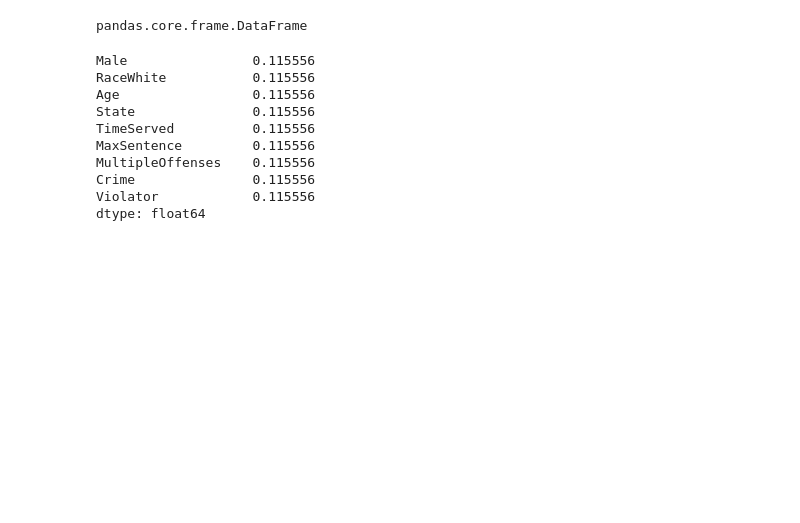
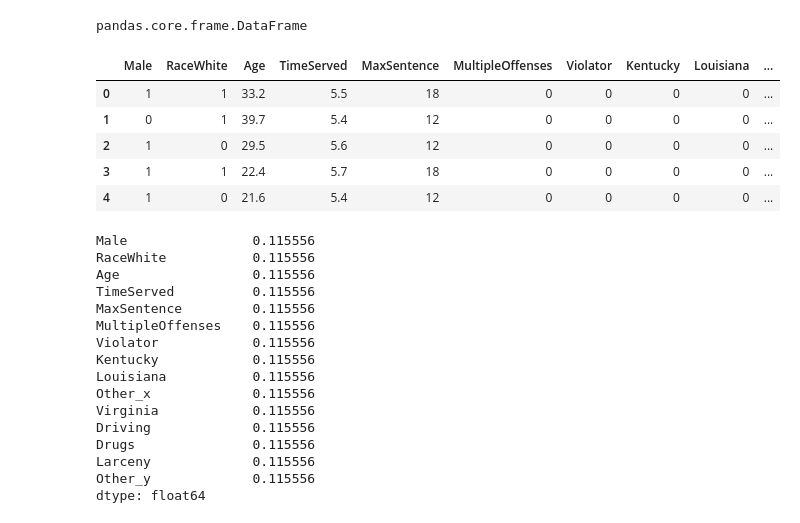
Before and after one commit to MayyarAA/ForecastingNeuralNetworks, a Jupyter notebook: a2/msci433a2.ipynb, the cells around one changed output. Drawn from its saved outputs; the diff is of its cells as text; code cells hidden in the pictures; blank space fills up the shorter version.

```diff
--- a/a2/msci433a2.ipynb
+++ b/a2/msci433a2.ipynb
@@ -133,16 +166,36 @@ data2.loc[data2.Crime == 'Other'] = 3
+# %%
+data2_nostatecrime = data2.drop(columns=['State','Crime'])
+
+
+data2_categorical_state = pandas.merge(data2_nostatecrime,X_state,left_index=True, right_index=True)
+data2_categorical = pandas.merge(data2_categorical_state,X_crime,left_index=True, right_index=True)
+data2_categorical.head(5)
+# %% [output]
+|  | Male | RaceWhite | Age | TimeServed | MaxSentence | MultipleOffenses | Violator | Kentucky | Louisiana | ... |
+| 0 | 1 | 1 | 33.2 | 5.5 | 18 | 0 | 0 | 0 | 0 | ... |
+| 1 | 0 | 1 | 39.7 | 5.4 | 12 | 0 | 0 | 0 | 0 | ... |
+| 2 | 1 | 0 | 29.5 | 5.6 | 12 | 0 | 0 | 0 | 0 | ... |
+| 3 | 1 | 1 | 22.4 | 5.7 | 18 | 0 | 0 | 0 | 0 | ... |
+| 4 | 1 | 0 | 21.6 | 5.4 | 12 | 0 | 0 | 0 | 0 | ... |
 # %%
 #2.a)
-print(data2.loc[data2['Violator']==1].count()/data2.count())
+print(data2_categorical.loc[data2_categorical['Violator']==1].count()/data2_categorical.count())
 # %% [output]
 Male                0.115556
 RaceWhite           0.115556
 Age                 0.115556
-State               0.115556
 TimeServed          0.115556
 MaxSentence         0.115556
 MultipleOffenses    0.115556
-Crime               0.115556
 Violator            0.115556
+Kentucky            0.115556
+Louisiana           0.115556
+Other_x             0.115556
+Virginia            0.115556
+Driving             0.115556
+Drugs               0.115556
+Larceny             0.115556
+Other_y             0.115556
 dtype: float64
 # %%
 #2.b.i)
```
Also changed, not shown: parts of 16 cells of this notebook.
